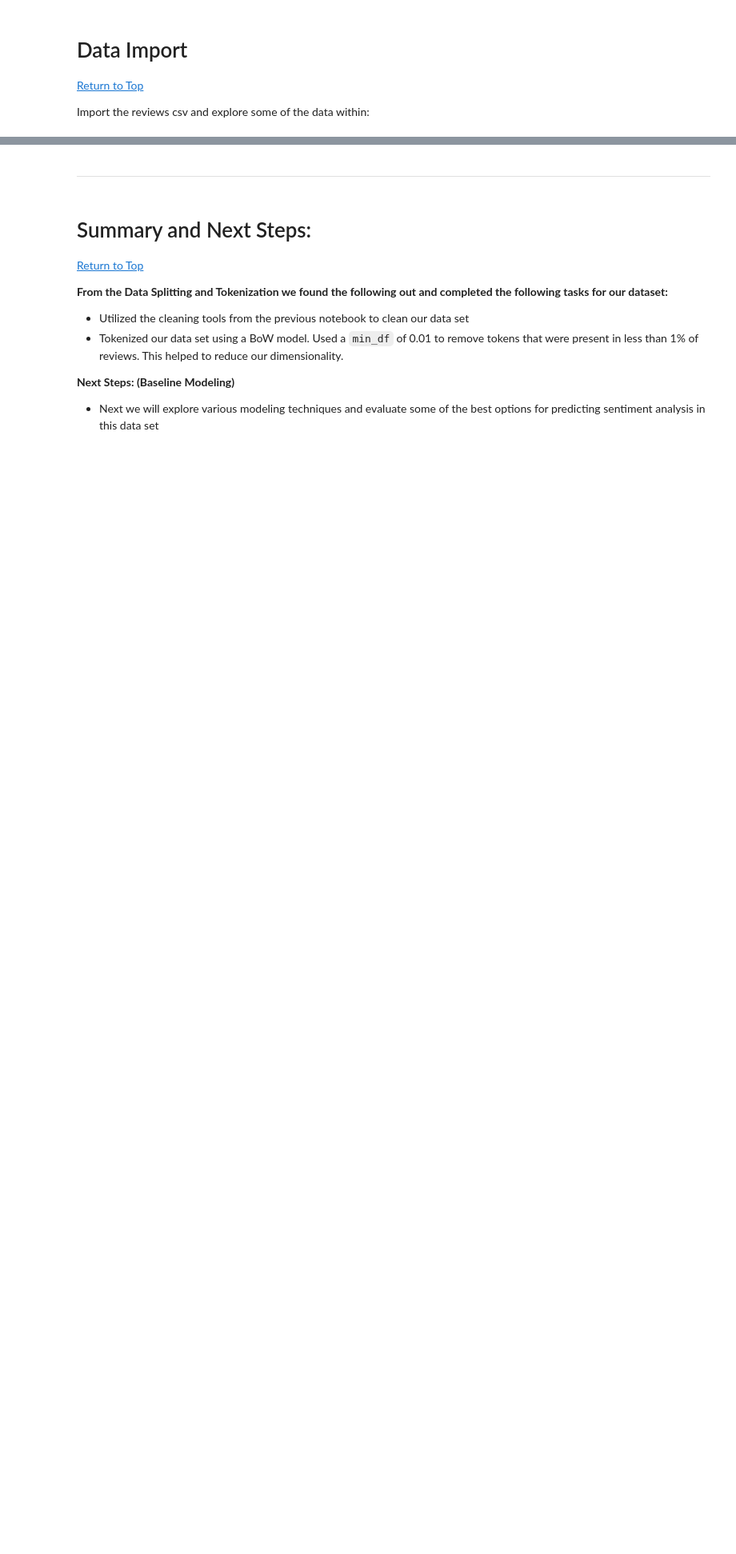
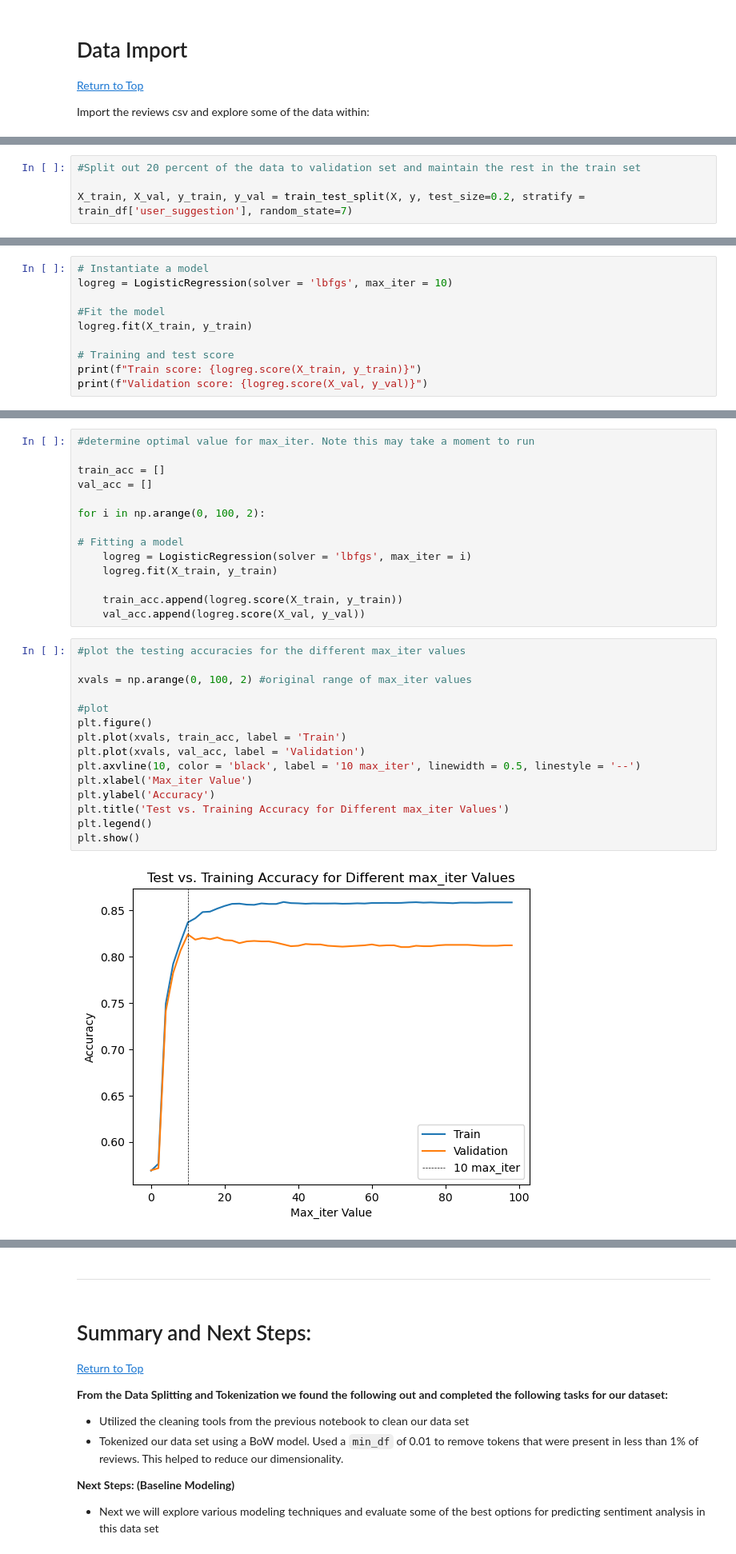
Before and after one commit to Dlappin93/NLP_With_Video_Game_Reviews, a Jupyter notebook: 4.0_Baseline_Modeling.ipynb, the cells around one changed output, grey strips where cells are left out. Shown at 80% size. Cells and saved outputs as stored; diff of their text form; blank space fills up the shorter version.

Commit message:
finished draft version of notebook 3, Saved additional data files for furhter analysis, began notebook 4 modeling

```diff
--- a/4.0_Baseline_Modeling.ipynb
+++ b/4.0_Baseline_Modeling.ipynb
@@ -82,0 +127,4 @@ Import the reviews csv and explore some of the data within:
+# %%
+#Split out 20 percent of the data to validation set and maintain the rest in the train set
+
+X_train, X_val, y_train, y_val = train_test_split(X, y, test_size=0.2, stratify = train_df['user_suggestion'], random_state=7)
@@ -82,0 +163,10 @@ Import the reviews csv and explore some of the data within:
+# %%
+# Instantiate a model
+logreg = LogisticRegression(solver = 'lbfgs', max_iter = 10)
+
+#Fit the model
+logreg.fit(X_train, y_train)
+
+# Training and test score
+print(f"Train score: {logreg.score(X_train, y_train)}")
+print(f"Validation score: {logreg.score(X_val, y_val)}")
@@ -82,0 +180,31 @@ Import the reviews csv and explore some of the data within:
+# %%
+#determine optimal value for max_iter. Note this may take a moment to run
+
+train_acc = []
+val_acc = []
+
+for i in np.arange(0, 100, 2):
+
+# Fitting a model
+    logreg = LogisticRegression(solver = 'lbfgs', max_iter = i)
+    logreg.fit(X_train, y_train)
+
+    train_acc.append(logreg.score(X_train, y_train))
+    val_acc.append(logreg.score(X_val, y_val))
+# %%
+#plot the testing accuracies for the different max_iter values
+
+xvals = np.arange(0, 100, 2) #original range of max_iter values
+
+#plot
+plt.figure()
+plt.plot(xvals, train_acc, label = 'Train')
+plt.plot(xvals, val_acc, label = 'Validation')
+plt.axvline(10, color = 'black', label = '10 max_iter', linewidth = 0.5, linestyle = '--')
+plt.xlabel('Max_iter Value')
+plt.ylabel('Accuracy')
+plt.title('Test vs. Training Accuracy for Different max_iter Values')
+plt.legend()
+plt.show()
+# %% [output]
+[figure, added]
```
Also changed, not shown: parts of 16 cells of this notebook, 1 other file.
